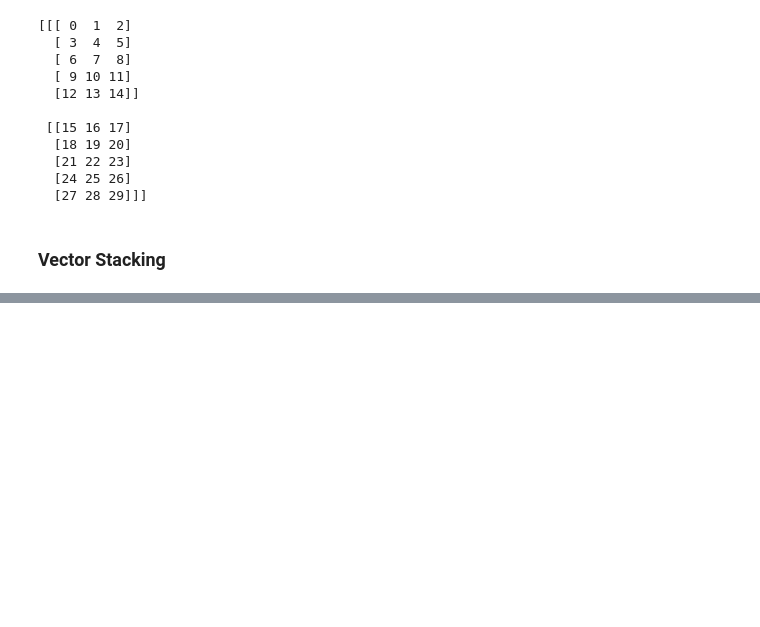
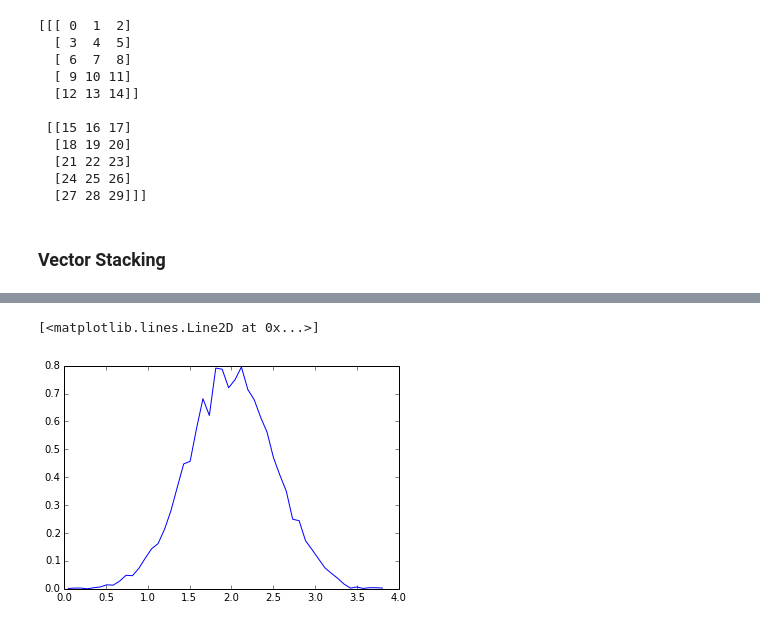
Before and after one commit to mscaudill/Tutorials, a Jupyter notebook: numpy-tutorial.ipynb, the cells around one changed output, grey strips where cells are left out. Cells and saved outputs as stored; diff of their text form; code cells hidden in the pictures; blank space fills up the shorter version.

```diff
--- a/numpy-tutorial.ipynb
+++ b/numpy-tutorial.ipynb
@@ -1314,0 +1379,7 @@ print a
+# %%
+(n,bins) = np.histogram(v, bins=50, normed=True) # numpy version no plot
+# %%
+plt.plot(0.5*(bins[1:]+bins[:-1]), n)
+# %% [output]
+[<matplotlib.lines.Line2D at 0x...>]
+[figure, added]
```
Also changed, not shown: parts of 19 cells of this notebook.
